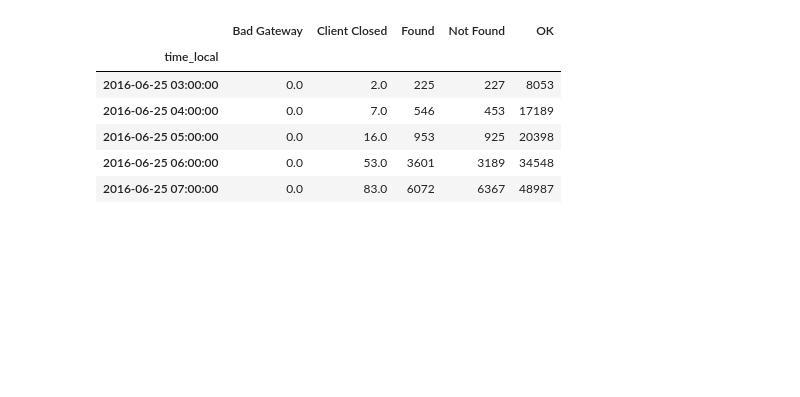
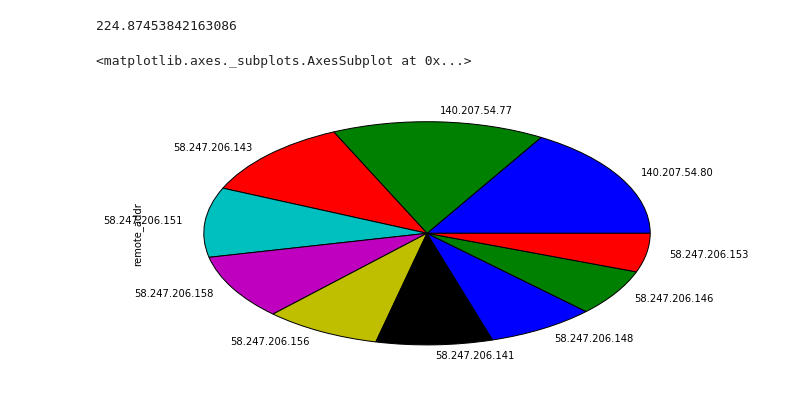
Before and after one commit to doomzhou/NginxConfParser, a Jupyter notebook: nginxlog.ipynb, the cells around one changed output. Saved outputs shown, nothing was run; the diff lists cells and outputs as text; code cells hidden in the pictures; blank space fills up the shorter version.

```diff
--- a/nginxlog.ipynb
+++ b/nginxlog.ipynb
@@ -73,3 +35,14 @@ df[:1]
+# %%
+ds = df['remote_addr']
+# %%
+sys.getsizeof(ds) /1024 / 1024
+# %% [output]
+224.87453842163086
+# %%
+ds.value_counts()[:10].plot.pie()
+# %% [output]
+<matplotlib.axes._subplots.AxesSubplot at 0x...>
+[figure, added]
 # %%
 t_span = '60t'
 df_200 = df['status'][df['status'] == 200].resample(t_span).count()
@@ -84,15 +57,4 @@ status_df = DataFrame({'OK': df_200,
                        'Client Closed': df_499,
                        'Found': df_302,
                        'Not Found': df_404})
-# %%
-status_df.fillna(0, inplace=True)
-status_df[0:5]
-# %% [output]
-|  | Bad Gateway | Client Closed | Found | Not Found | OK |
-| time_local |  |  |  |  |  |
-| 2016-06-25 03:00:00 | 0.0 | 2.0 | 225 | 227 | 8053 |
-| 2016-06-25 04:00:00 | 0.0 | 7.0 | 546 | 453 | 17189 |
-| 2016-06-25 05:00:00 | 0.0 | 16.0 | 953 | 925 | 20398 |
-| 2016-06-25 06:00:00 | 0.0 | 53.0 | 3601 | 3189 | 34548 |
-| 2016-06-25 07:00:00 | 0.0 | 83.0 | 6072 | 6367 | 48987 |
 # %%
```
Also changed, not shown: parts of 11 cells of this notebook, 1 other file.
